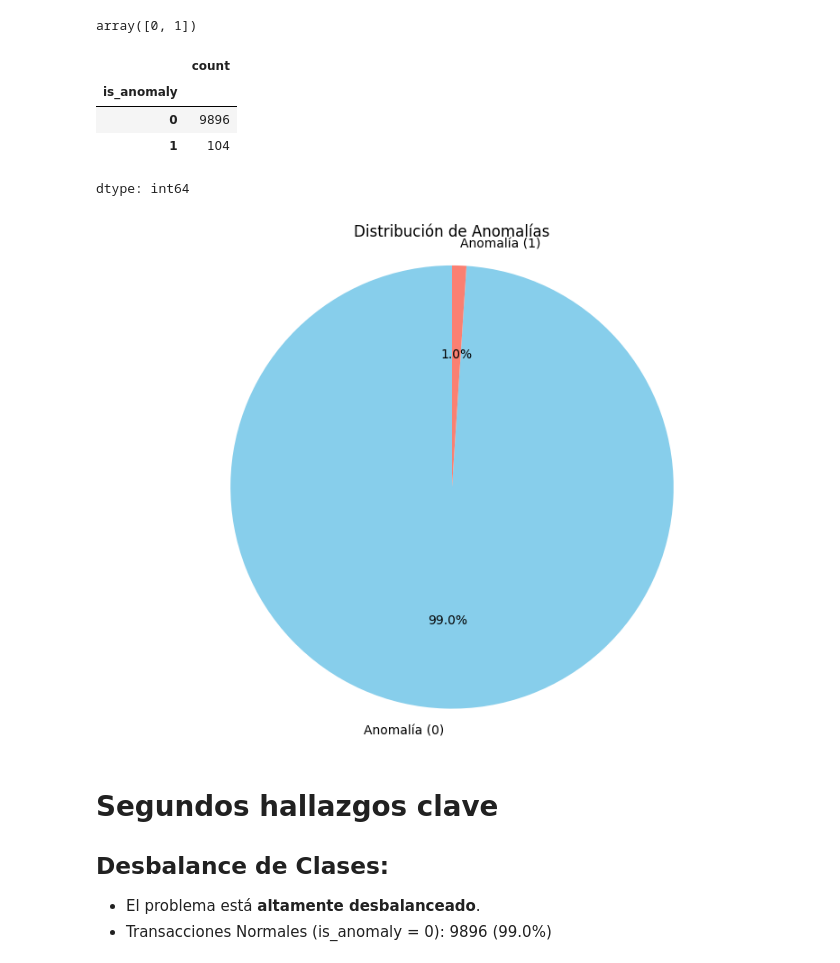
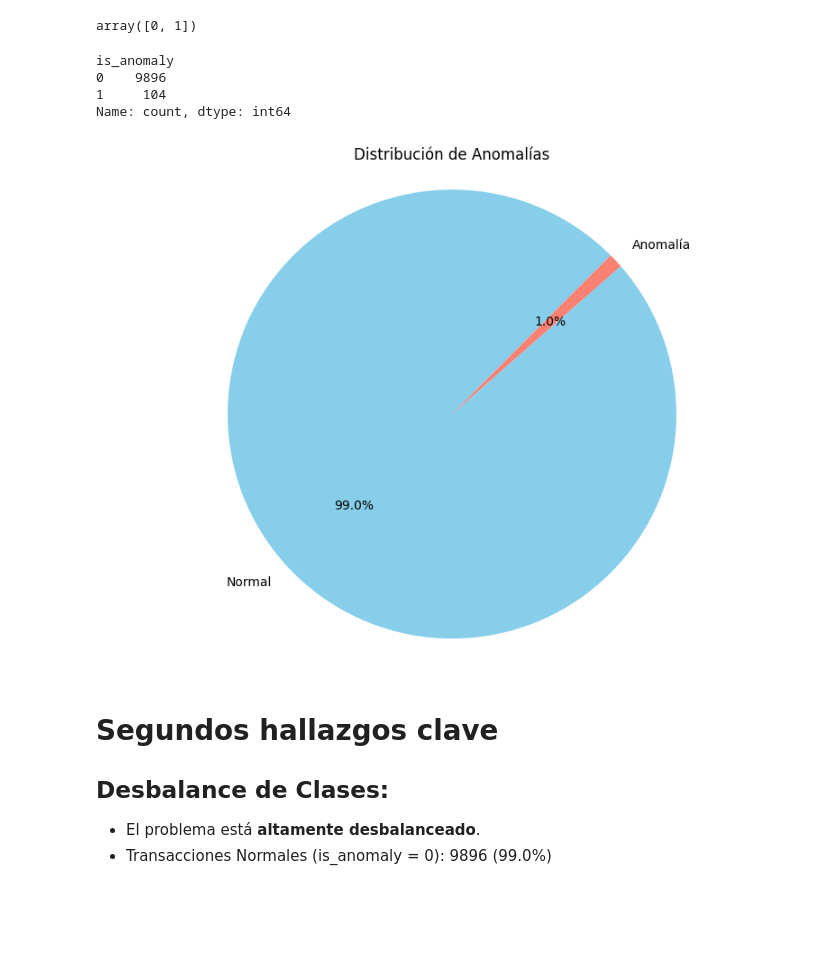
Before and after one commit to Diegojpc/Anomaly_detector, a Jupyter notebook: EDA.ipynb, the cells around one changed output. Cells and saved outputs as stored; diff of their text form; code cells hidden in the pictures; blank space fills up the shorter version.

```diff
--- a/EDA.ipynb
+++ b/EDA.ipynb
@@ -3,7 +3,7 @@
 # %%
 import pandas as pd
 
-df = pd.read_csv('/content/data_transactions.csv')
+df = pd.read_csv('data/data_transactions.csv')
 # %%
 display(df.head())
 # %% [output]
@@ -53,34 +53,33 @@ array([0, 1])
 # %%
 df['is_anomaly'].value_counts()
 # %% [output]
-|  | count |
-| is_anomaly |  |
-| 0 | 9896 |
-| 1 | 104 |
-dtype: int64
+is_anomaly
+0    9896
+1     104
+Name: count, dtype: int64
 # %%
 porcentaje_anomalos = (df['is_anomaly'].value_counts(normalize=True) * 100).round(2)
 
-labels = porcentaje_anomalos.index.map(lambda x: f"Anomalía ({x})")
+labels = porcentaje_anomalos.index.map(lambda x: 'Anomalía' if x == 1 else 'Normal')
 # %%
 import matplotlib.pyplot as plt
 import seaborn as sns
 
 # Diagram de torta para visualizar el porcentaje de anomalias
 plt.figure(figsize=(8, 6))
 plt.pie(
     porcentaje_anomalos,
     labels=labels,
     autopct='%1.1f%%',
-    startangle=90,
+    startangle=45,
     colors=['skyblue', 'salmon']
   )
 plt.title('Distribución de Anomalías')
-plt.axis('equal')  # Para que se vea redondo
+plt.axis('equal')
 plt.tight_layout()
 plt.show()
 # %% [output]
-[figure, old version]
+[figure, new version]
 # %% [markdown]
 # Segundos hallazgos clave
 
```
Also changed, not shown: parts of 1 cell of this notebook.
